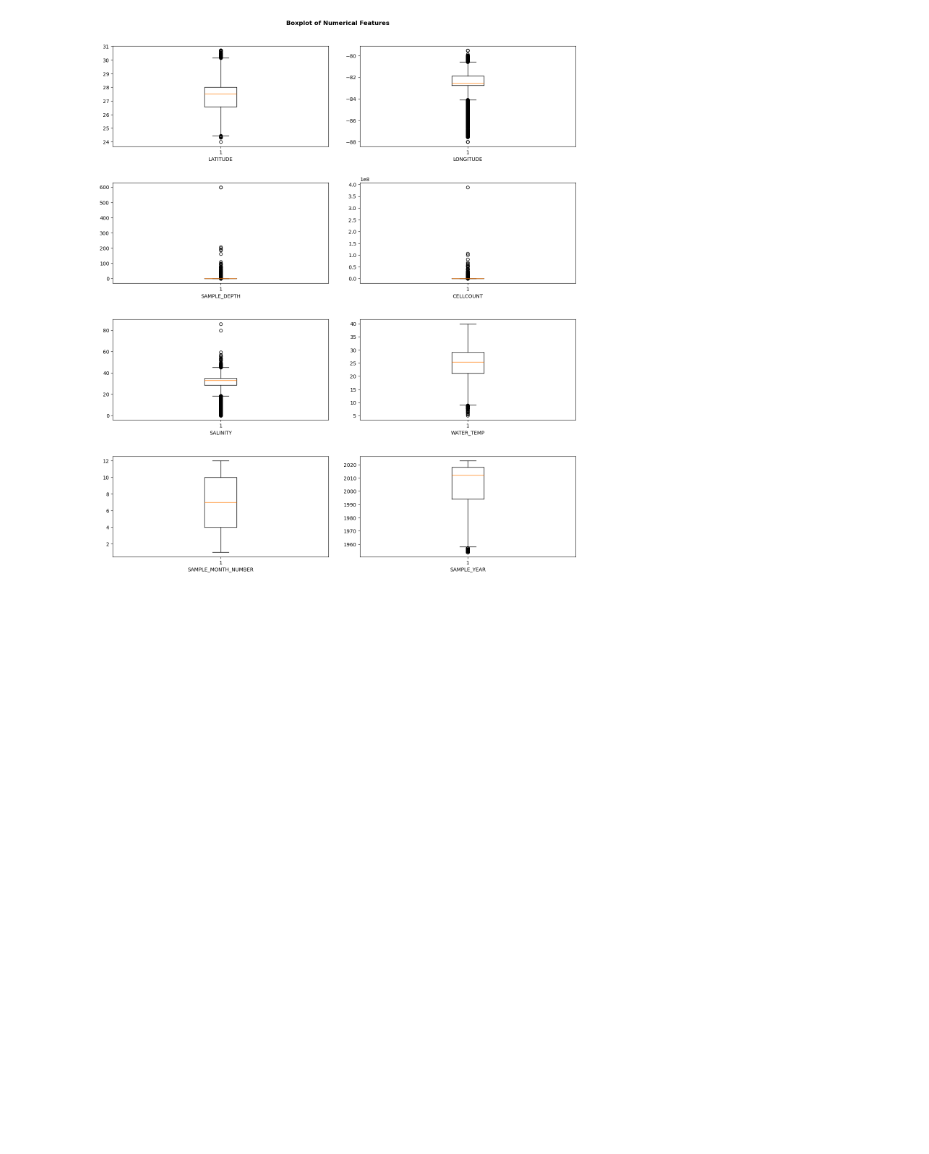
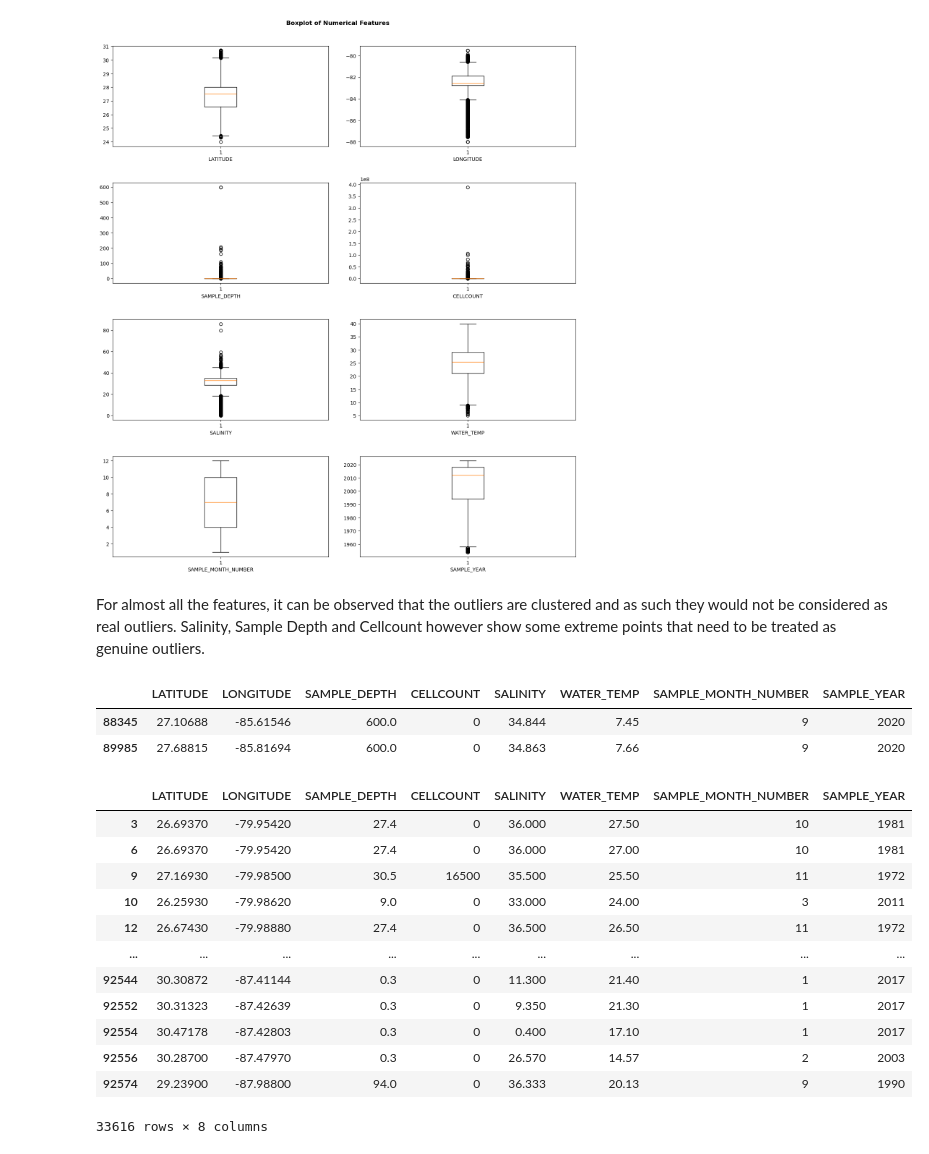
Before and after one commit to btokoli/Spotting-the-Unseen-Anomaly-Detection-in-Water-Quality-for-Early-Algal-Bloom-Warnings, a Jupyter notebook: analysis.ipynb, the cells around one changed output. Saved outputs shown, nothing was run; the diff lists cells and outputs as text; code cells hidden in the pictures; blank space fills up the shorter version.

Commit message:
outliers

```diff
--- a/analysis.ipynb
+++ b/analysis.ipynb
@@ -648,3 +648,45 @@ for i, col in enumerate(numerical_df):
     plt.tight_layout(pad=3)
 # %% [output]
 [figure]
+# %% [markdown]
+For almost all the features, it can be observed that the outliers are clustered and as such they would not be considered as real outliers. Salinity, Sample Depth and Cellcount however show some extreme points that need to be treated as genuine outliers.
+# %%
+numerical_df.loc[numerical_df["SAMPLE_DEPTH"] == numerical_df["SAMPLE_DEPTH"].max()]
+# %% [output]
+|  | LATITUDE | LONGITUDE | SAMPLE_DEPTH | CELLCOUNT | SALINITY | WATER_TEMP | SAMPLE_MONTH_NUMBER | SAMPLE_YEAR |
+| 88345 | 27.10688 | -85.61546 | 600.0 | 0 | 34.844 | 7.45 | 9 | 2020 |
+| 89985 | 27.68815 | -85.81694 | 600.0 | 0 | 34.863 | 7.66 | 9 | 2020 |
+# %%
+#Dropping the row with the extreme value
+
+numerical_df= numerical_df.drop(numerical_df["SAMPLE_DEPTH"].max()).reset_index()
+# %%
+#Getting the Outliers
+
+def get_outliers(df, col):
+    Q1= df[col].quantile(0.25)
+    Q3= df[col].quantile(0.75)
+
+    IQR= Q3-Q1
+    outliers= df[(df[col]< Q1 - 50*IQR) | (df[col] > Q3 + 500000*IQR)]
+    outlier_indices= outliers.index
+
+    return outlier_indices
+# %%
+SD_outlier_indices= get_outliers(numerical_df, "SAMPLE_DEPTH")
+SD_outliers= numerical_df.loc[SD_outlier_indices]
+SD_outliers
+# %% [output]
+|  | LATITUDE | LONGITUDE | SAMPLE_DEPTH | CELLCOUNT | SALINITY | WATER_TEMP | SAMPLE_MONTH_NUMBER | SAMPLE_YEAR |
+| 3 | 26.69370 | -79.95420 | 27.4 | 0 | 36.000 | 27.50 | 10 | 1981 |
+| 6 | 26.69370 | -79.95420 | 27.4 | 0 | 36.000 | 27.00 | 10 | 1981 |
+| 9 | 27.16930 | -79.98500 | 30.5 | 16500 | 35.500 | 25.50 | 11 | 1972 |
+| 10 | 26.25930 | -79.98620 | 9.0 | 0 | 33.000 | 24.00 | 3 | 2011 |
+| 12 | 26.67430 | -79.98880 | 27.4 | 0 | 36.500 | 26.50 | 11 | 1972 |
+| ... | ... | ... | ... | ... | ... | ... | ... | ... |
+| 92544 | 30.30872 | -87.41144 | 0.3 | 0 | 11.300 | 21.40 | 1 | 2017 |
+| 92552 | 30.31323 | -87.42639 | 0.3 | 0 | 9.350 | 21.30 | 1 | 2017 |
+| 92554 | 30.47178 | -87.42803 | 0.3 | 0 | 0.400 | 17.10 | 1 | 2017 |
+| 92556 | 30.28700 | -87.47970 | 0.3 | 0 | 26.570 | 14.57 | 2 | 2003 |
+| 92574 | 29.23900 | -87.98800 | 94.0 | 0 | 36.333 | 20.13 | 9 | 1990 |
+33616 rows × 8 columns
```
